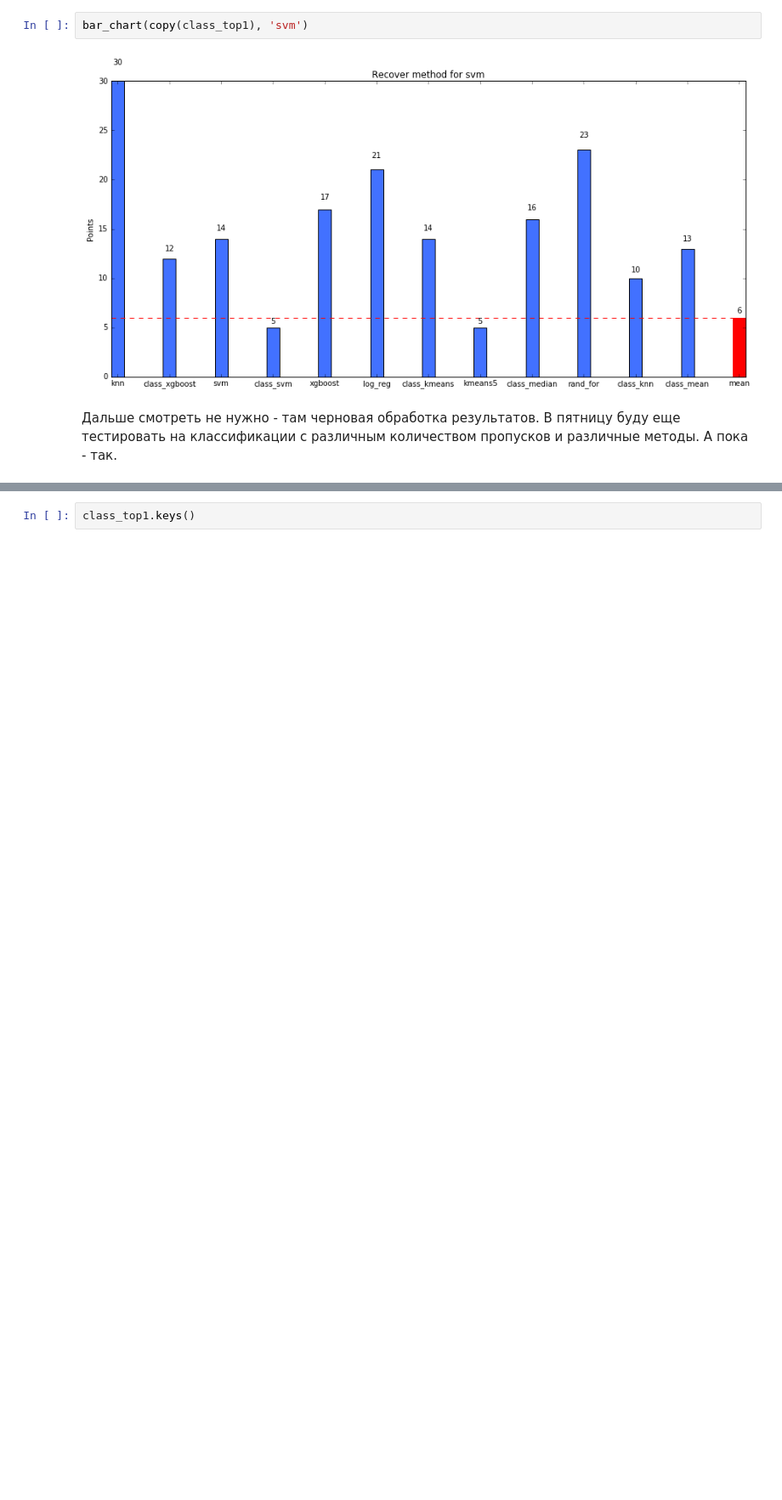
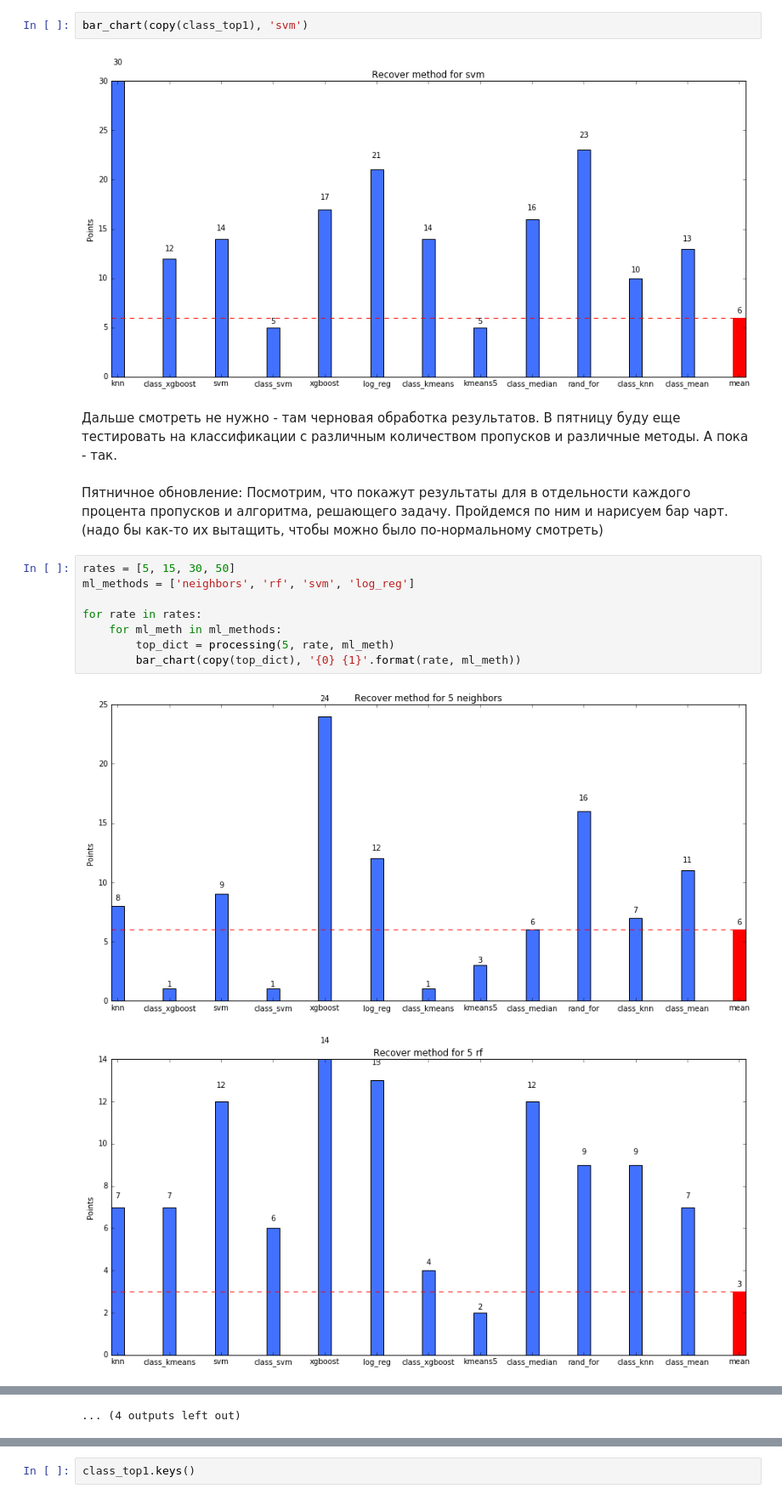
Before and after one commit to tyamana/imputer, a Jupyter notebook: analysis/Analysis of results.ipynb, the cells around one changed output, grey strips where cells are left out. Shown at 85% size. Cells and saved outputs as stored; diff of their text form; blank space fills up the shorter version.

```diff
--- a/analysis/Analysis of results.ipynb
+++ b/analysis/Analysis of results.ipynb
@@ -354,3 +354,18 @@ bar_chart(copy(class_top1), 'svm')
 # %% [markdown]
 Дальше смотреть не нужно - там черновая обработка результатов.
 В пятницу буду еще тестировать на классификации с различным количеством пропусков и различные методы. А пока - так.
+# %% [markdown]
+Пятничное обновление:
+Посмотрим, что покажут результаты для в отдельности каждого процента пропусков и алгоритма, решающего задачу.
+Пройдемся по ним и нарисуем бар чарт. (надо бы как-то их вытащить, чтобы можно было по-нормальному смотреть)
+# %%
+rates = [5, 15, 30, 50]
+ml_methods = ['neighbors', 'rf', 'svm', 'log_reg']
+
+for rate in rates:
+    for ml_meth in ml_methods:
+        top_dict = processing(5, rate, ml_meth)
+        bar_chart(copy(top_dict), '{0} {1}'.format(rate, ml_meth))
+# %% [output]
+[figure, added]
+[figure, added]
@@ -356,0 +382 @@ bar_chart(copy(class_top1), 'svm')
+... (4 outputs left out)
```
Also changed, not shown: parts of 6 cells of this notebook.
